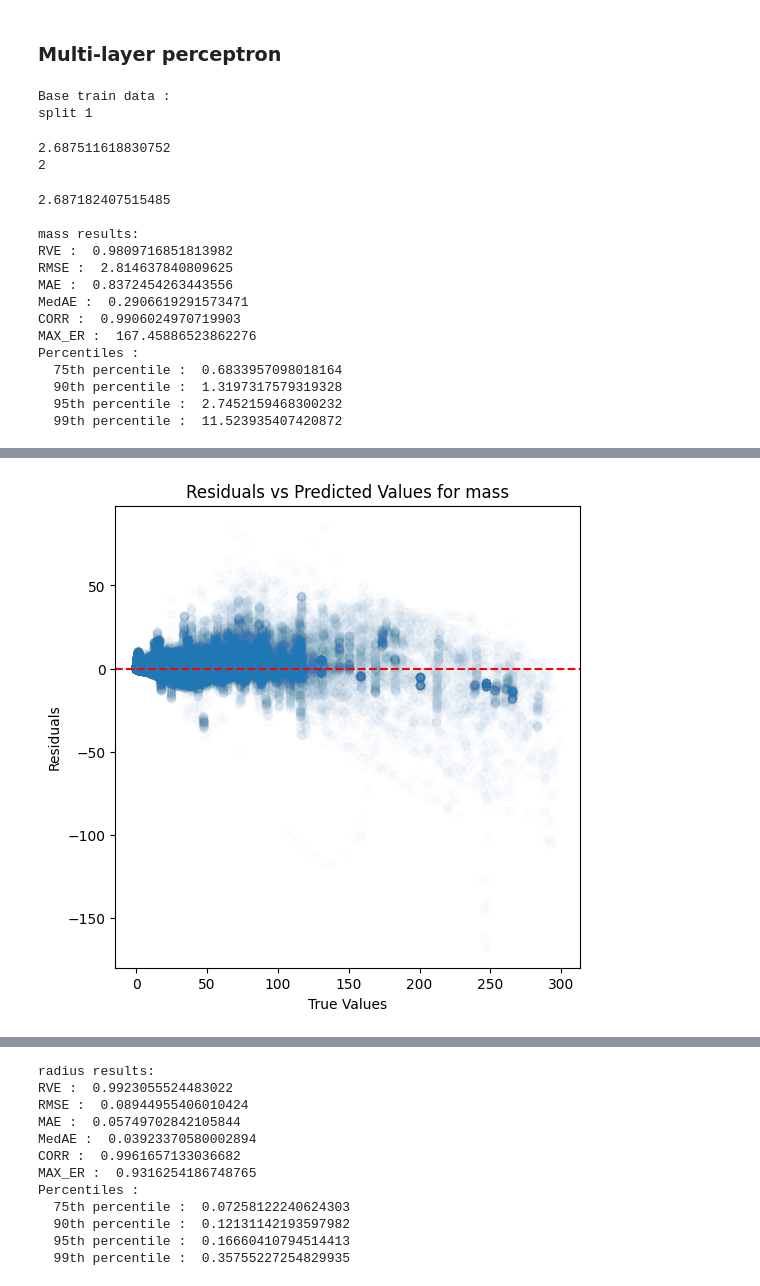
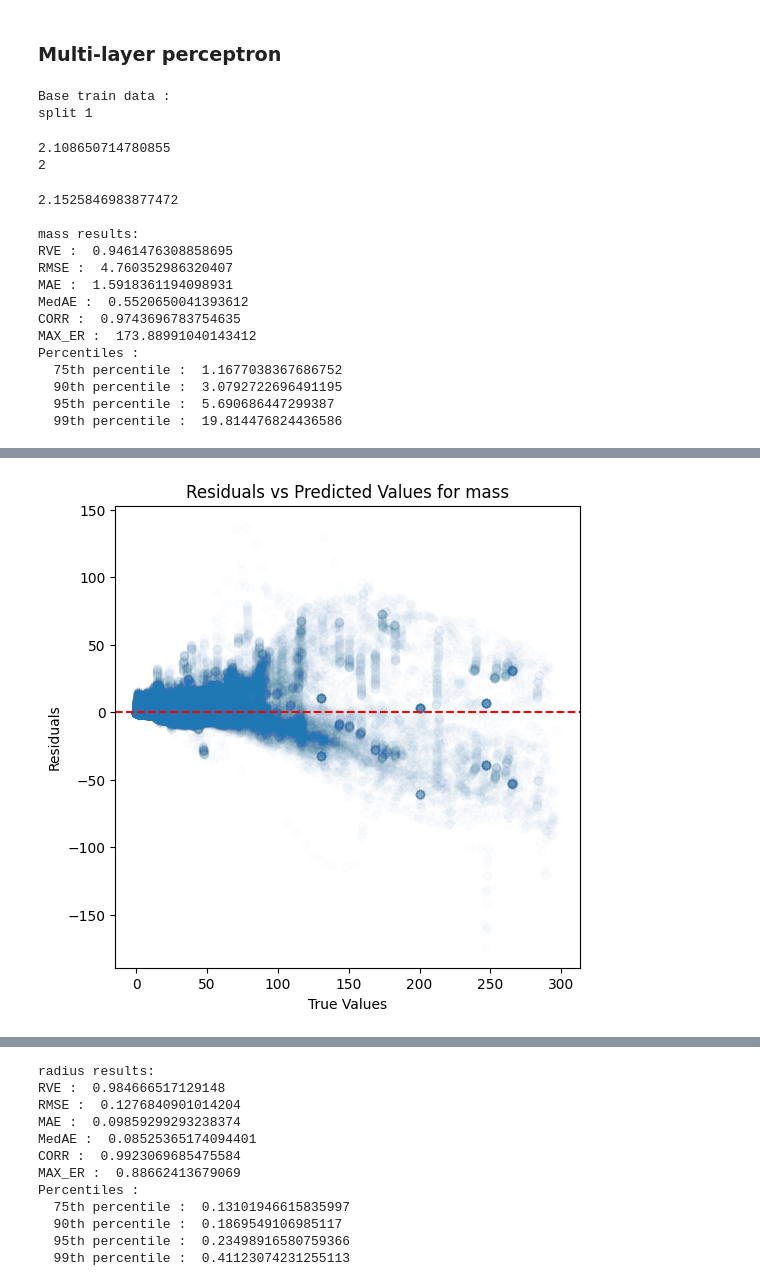
Before and after one commit to anpirott/thesis, a Jupyter notebook: notebooks/ML/method_ML/model_1/MIST/Base/model_1_Base.ipynb, the cells around one changed output, grey strips where cells are left out. Cells and saved outputs as stored; diff of their text form; code cells hidden in the pictures.

```diff
--- a/notebooks/ML/method_ML/model_1/MIST/Base/model_1_Base.ipynb
+++ b/notebooks/ML/method_ML/model_1/MIST/Base/model_1_Base.ipynb
@@ -18,9 +18,9 @@ from physics.Iso_data_handler import Iso_data_handler
 
 This notebook contains the results of the model which are trained using all the data from MIST and filtered on the phases
 # %%
-iso_handler = Iso_data_handler("C:/Users/antoi/Code/unif/MA2/thesis/data/MIST_v1.2_vvcrit0.0_basic_isos/",
+iso_handler = Iso_data_handler("../../../../../../data/MIST_v1.2_vvcrit0.0_basic_isos/",
                               ['log10_isochrone_age_yr', 'log_Teff', 'log_g', 'phase', 'metallicity', 'star_mass', 'log_R'],
-                              "MIST")
+                              "MIST", reclassify=True)
 
 iso_df = iso_handler.get_isochrone_dataframe()
 display(iso_df)
@@ -313,25 +313,25 @@ Percentiles :
 # %% [markdown]
 ### Multi-layer perceptron
 # %%
-mlp_evaluator = Model_evaluator("mlp", path="../../../../../results/K_fold/")
+mlp_evaluator = Model_evaluator("mlp", path="../../../../../../results/K_fold/")
 # %%
-mlp_evaluator.evaluate_Kfold_results(MLPRegressor, X_train, y_train, "../../../../../predictions/K_fold", "Base", n_splits=2, random_state=12, override=True, use_preds=False, hidden_layer_sizes = (100,100,100), max_iter=20, batch_size=200)
+mlp_evaluator.evaluate_Kfold_results(MLPRegressor, X_train, y_train, "../../../../../../predictions/K_fold", "Base", n_splits=2, random_state=12, override=True, use_preds=False, hidden_layer_sizes = (100, 100), max_iter=20, batch_size=200)
 # %% [output]
 Base train data :
 split 1
-2.687511618830752
+2.108650714780855
 2
-2.687182407515485
+2.1525846983877472
 
 mass results:
-RVE :  0.9809716851813982
-RMSE :  2.814637840809625
-MAE :  0.8372454263443556
-MedAE :  0.2906619291573471
-CORR :  0.9906024970719903
-MAX_ER :  167.45886523862276
+RVE :  0.9461476308858695
+RMSE :  4.760352986320407
+MAE :  1.5918361194098931
+MedAE :  0.5520650041393612
+CORR :  0.9743696783754635
+MAX_ER :  173.88991040143412
 Percentiles :
-  75th percentile :  0.6833957098018164
-  90th percentile :  1.3197317579319328
-  95th percentile :  2.7452159468300232
-  99th percentile :  11.523935407420872
+  75th percentile :  1.1677038367686752
+  90th percentile :  3.0792722696491195
+  95th percentile :  5.690686447299387
+  99th percentile :  19.814476824436586
@@ -340 +340 @@ Percentiles :
-[figure, old version]
+[figure, new version]
@@ -345,12 +345,12 @@ Percentiles :
 radius results:
-RVE :  0.9923055524483022
-RMSE :  0.08944955406010424
-MAE :  0.05749702842105844
-MedAE :  0.03923370580002894
-CORR :  0.9961657133036682
-MAX_ER :  0.9316254186748765
+RVE :  0.984666517129148
+RMSE :  0.1276840901014204
+MAE :  0.09859299293238374
+MedAE :  0.08525365174094401
+CORR :  0.9923069685475584
+MAX_ER :  0.88662413679069
 Percentiles :
-  75th percentile :  0.07258122240624303
-  90th percentile :  0.12131142193597982
-  95th percentile :  0.16660410794514413
-  99th percentile :  0.35755227254829935
+  75th percentile :  0.13101946615835997
+  90th percentile :  0.1869549106985117
+  95th percentile :  0.23498916580759366
+  99th percentile :  0.41123074231255113
```
Also changed, not shown: parts of 15 cells of this notebook, 32 other files.
